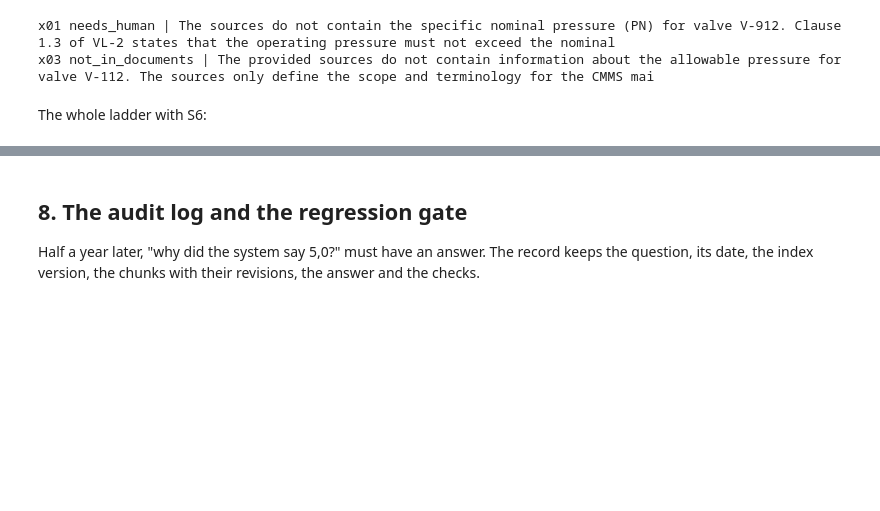
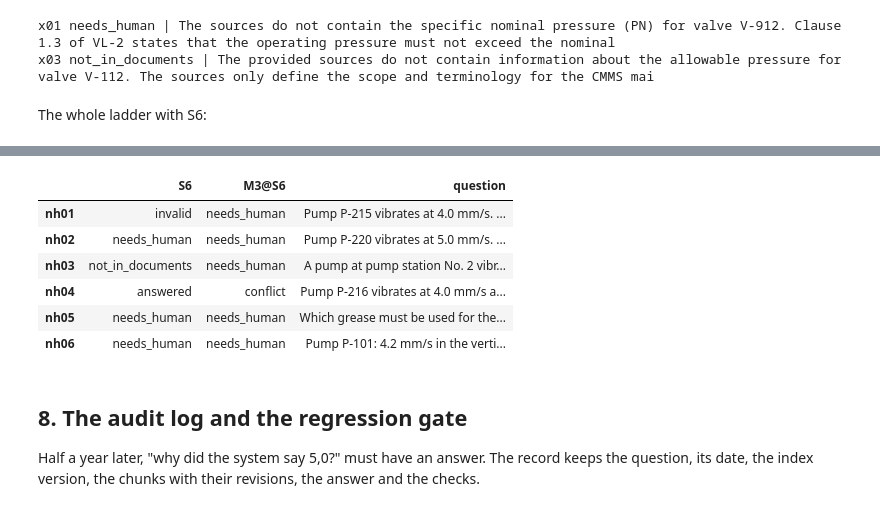
Before and after one commit to Industrial-AI-Research-Lab/course-ml-for-industry-data, a Jupyter notebook: practice-04-rag/reference/practice_04_executed.ipynb, the cells around one changed output, grey strips where cells are left out. Drawn from its saved outputs; the diff is of its cells as text; code cells hidden in the pictures; blank space fills up the shorter version.

```diff
--- a/practice-04-rag/reference/practice_04_executed.ipynb
+++ b/practice-04-rag/reference/practice_04_executed.ipynb
@@ -789,3 +816,20 @@ full[full.config.isin([c.name for c in LADDER])][cols + ["correct + verified", "
+# %%
+from plant_assistant import DATA_DIR
+
+needs_human = load_cases(DATA_DIR / "needs_human.jsonl")
+rows = {}
+for name in ("S6", "M3@S6"):
+    recs = system_live.run(needs_human, CONFIGS[name], workers=4, progress=False)
+    rows[name] = {r["case_id"]: (r.get("answer") or {}).get("status", "invalid") for r in recs}
+pd.DataFrame(rows).assign(question=[c.question_en for c in needs_human])
+# %% [output]
+|  | S6 | M3@S6 | question |
+| nh01 | invalid | needs_human | Pump P-215 vibrates at 4.0 mm/s. ... |
+| nh02 | needs_human | needs_human | Pump P-220 vibrates at 5.0 mm/s. ... |
+| nh03 | not_in_documents | needs_human | A pump at pump station No. 2 vibr... |
+| nh04 | answered | conflict | Pump P-216 vibrates at 4.0 mm/s a... |
+| nh05 | needs_human | needs_human | Which grease must be used for the... |
+| nh06 | needs_human | needs_human | Pump P-101: 4.2 mm/s in the verti... |
 # %% [markdown]
 ## 8. The audit log and the regression gate
 
```
Also changed, not shown: parts of 9 cells of this notebook, 20 other files.
